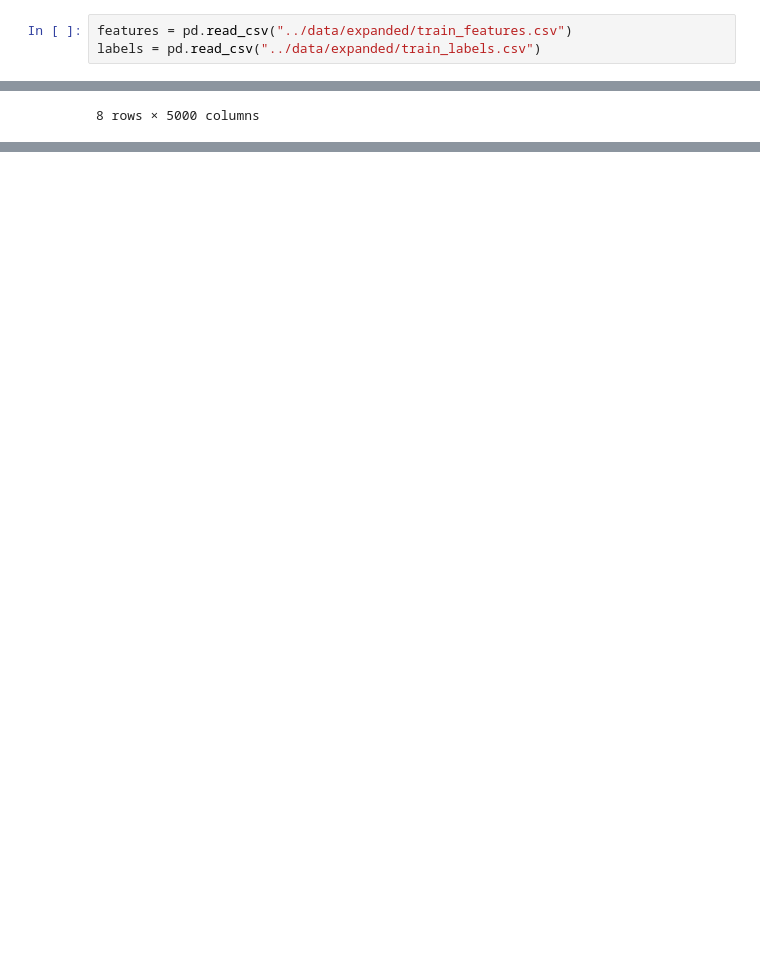
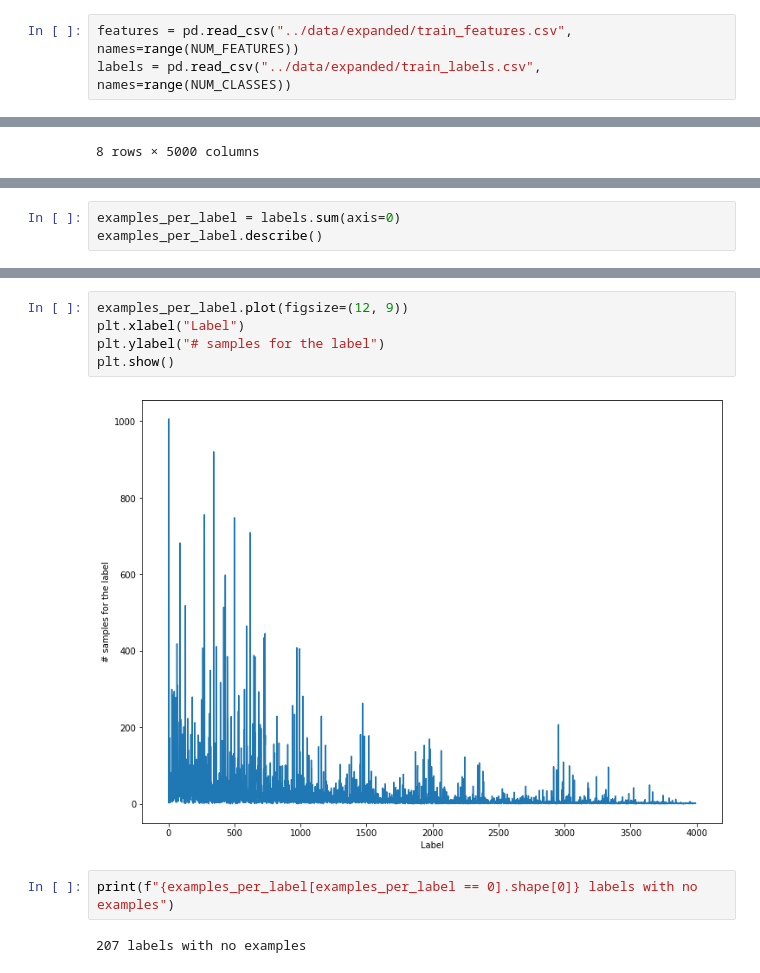
Before and after one commit to MrinalJain17/Extreme-Classification, a Jupyter notebook: notebooks/Initial_EDA.ipynb, the cells around one changed output, grey strips where cells are left out. Drawn from its saved outputs; the diff is of its cells as text; blank space fills up the shorter version.

Commit message:
Minor updates
- Fix column names in condtruct_data
- Added some relevant papers

```diff
--- a/notebooks/Initial_EDA.ipynb
+++ b/notebooks/Initial_EDA.ipynb
@@ -12,8 +12,8 @@ tqdm.pandas()
 NUM_FEATURES = 5000
 NUM_CLASSES = 3993
 # %%
-features = pd.read_csv("../data/expanded/train_features.csv")
-labels = pd.read_csv("../data/expanded/train_labels.csv")
+features = pd.read_csv("../data/expanded/train_features.csv", names=range(NUM_FEATURES))
+labels = pd.read_csv("../data/expanded/train_labels.csv", names=range(NUM_CLASSES))
 # %%
 features
 # %% [output]
@@ -68,0 +69,3 @@ plt.show()
+# %%
+examples_per_label = labels.sum(axis=0)
+examples_per_label.describe()
@@ -68,0 +82,11 @@ plt.show()
+# %%
+examples_per_label.plot(figsize=(12, 9))
+plt.xlabel("Label")
+plt.ylabel("# samples for the label")
+plt.show()
+# %% [output]
+[figure, added]
+# %%
+print(f"{examples_per_label[examples_per_label == 0].shape[0]} labels with no examples")
+# %% [output]
+207 labels with no examples
```
Also changed, not shown: parts of 4 cells of this notebook, 3 other files.
